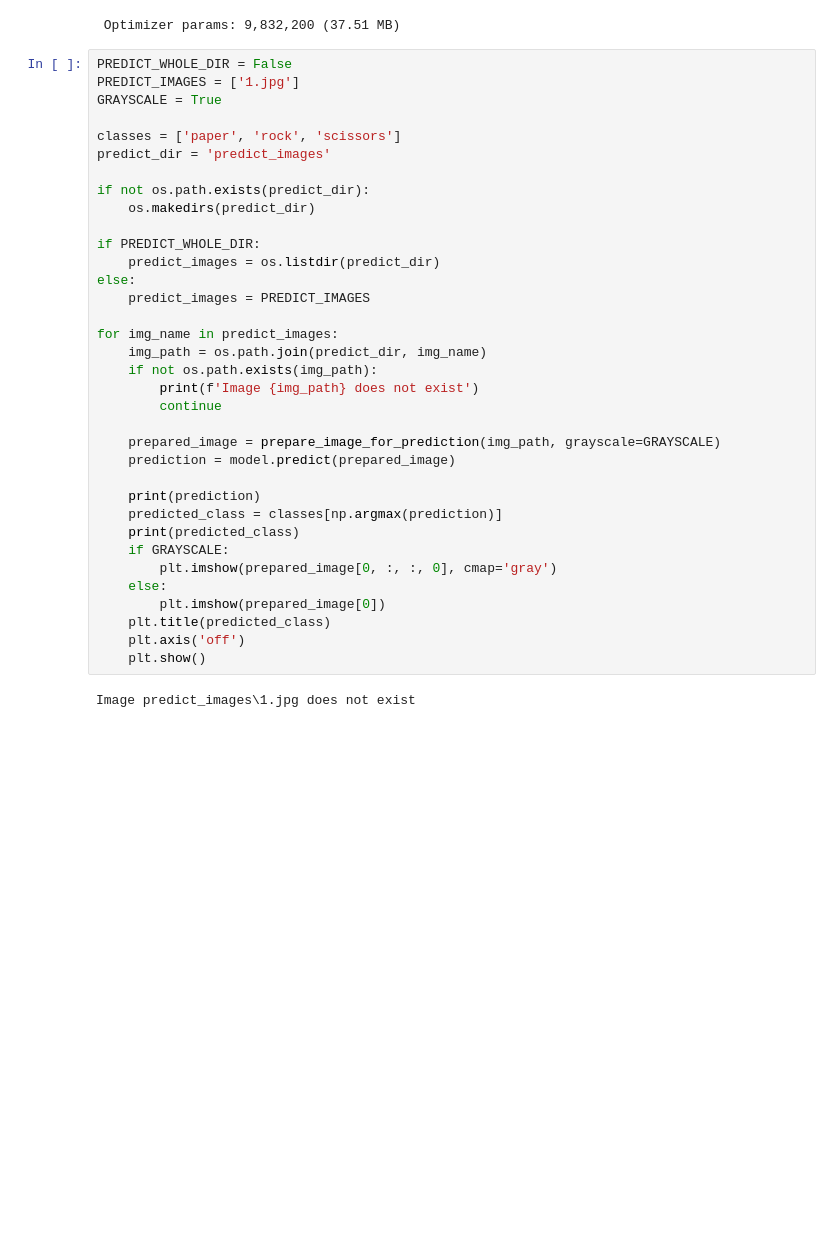
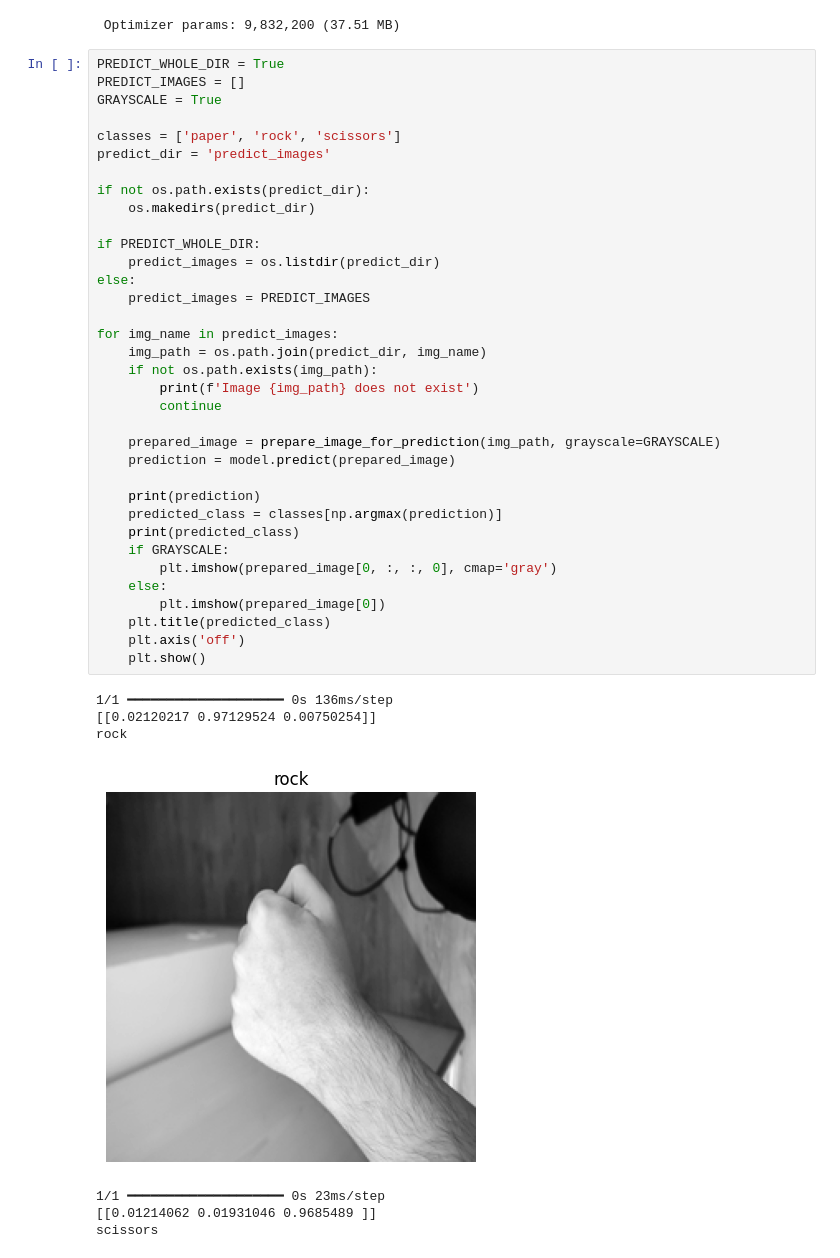
Before and after one commit to szymian-dev/rps-ai-model, a Jupyter notebook: predictions.ipynb, the cells around one changed output. Cells and saved outputs as stored; diff of their text form; blank space fills up the shorter version.

Commit message:
New prediction images

```diff
--- a/predictions.ipynb
+++ b/predictions.ipynb
@@ -39,39 +39,45 @@ Model: "sequential"
  Non-trainable params: 1,088 (4.25 KB)
  Optimizer params: 9,832,200 (37.51 MB)
 # %%
-PREDICT_WHOLE_DIR = False
-PREDICT_IMAGES = ['1.jpg']
+PREDICT_WHOLE_DIR = True
+PREDICT_IMAGES = []
 GRAYSCALE = True
 
 classes = ['paper', 'rock', 'scissors']
 predict_dir = 'predict_images'
 
 if not os.path.exists(predict_dir):
     os.makedirs(predict_dir)
 
 if PREDICT_WHOLE_DIR:
     predict_images = os.listdir(predict_dir)
 else:
     predict_images = PREDICT_IMAGES
 
 for img_name in predict_images:
     img_path = os.path.join(predict_dir, img_name)
     if not os.path.exists(img_path):
         print(f'Image {img_path} does not exist')
         continue
 
     prepared_image = prepare_image_for_prediction(img_path, grayscale=GRAYSCALE)
     prediction = model.predict(prepared_image)
 
     print(prediction)
     predicted_class = classes[np.argmax(prediction)]
     print(predicted_class)
     if GRAYSCALE:
         plt.imshow(prepared_image[0, :, :, 0], cmap='gray')
     else:
         plt.imshow(prepared_image[0])
     plt.title(predicted_class)
     plt.axis('off')
     plt.show()
 # %% [output]
-Image predict_images\1.jpg does not exist
+1/1 ━━━━━━━━━━━━━━━━━━━━ 0s 136ms/step
+[[0.02120217 0.97129524 0.00750254]]
+rock
+[figure, added]
+1/1 ━━━━━━━━━━━━━━━━━━━━ 0s 23ms/step
+[[0.01214062 0.01931046 0.9685489 ]]
+scissors
```
Also changed, not shown: parts of 1 cell of this notebook, 16 other files.
